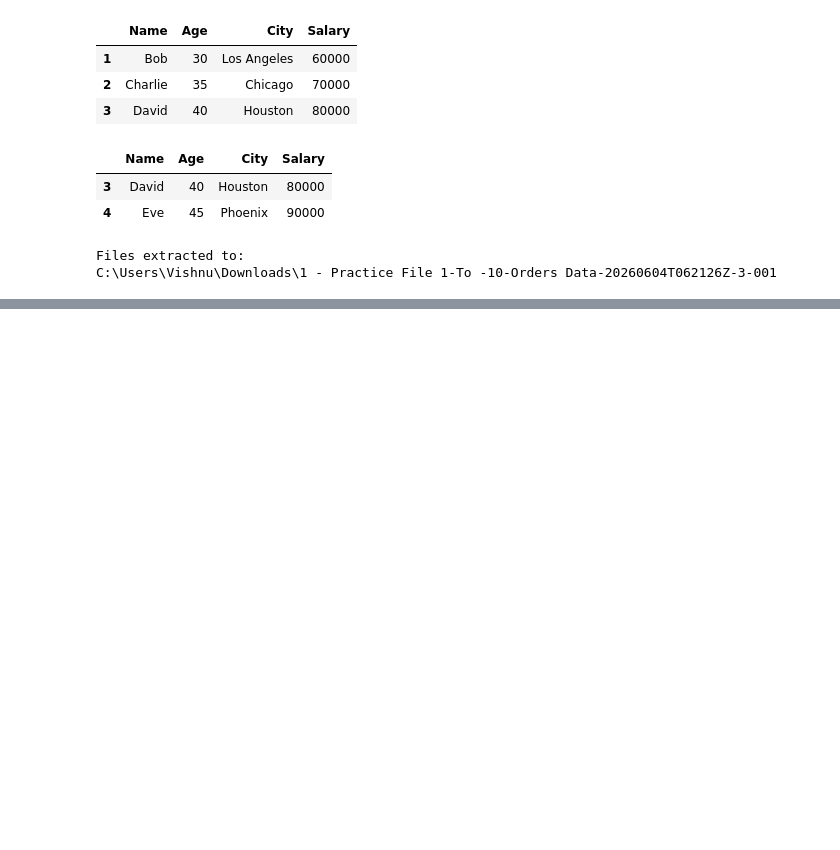
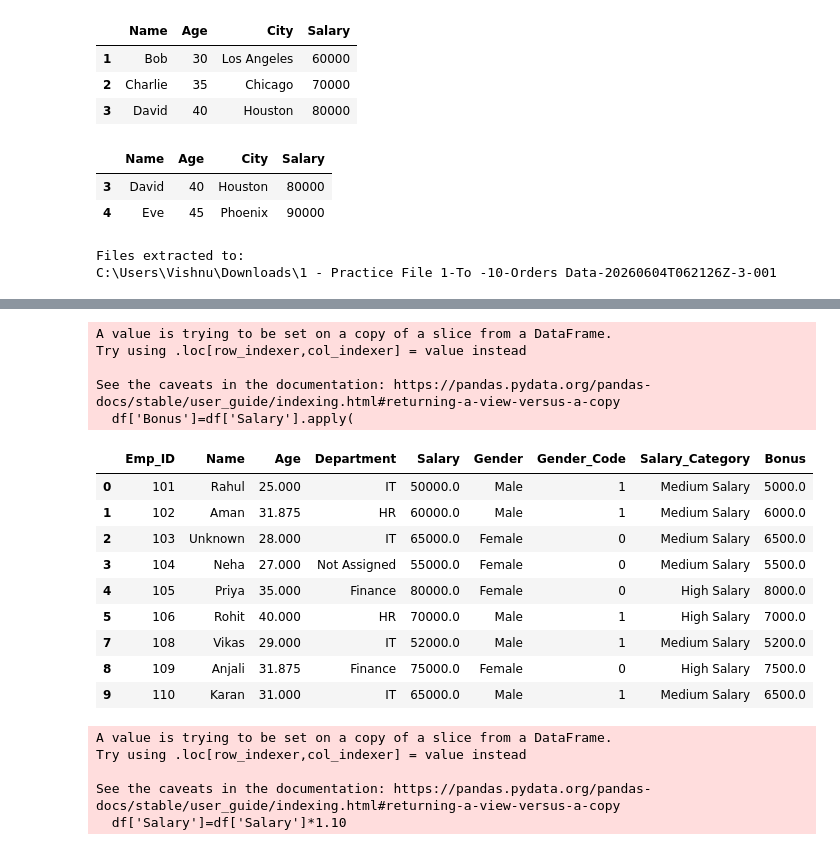
Before and after one commit to ghosh-vishnu/Python_Evening-AI-ML-5-30-PM, a Jupyter notebook: pandas.ipynb, the cells around one changed output, grey strips where cells are left out. Saved outputs shown, nothing was run; the diff lists cells and outputs as text; code cells hidden in the pictures; blank space fills up the shorter version.

```diff
--- a/pandas.ipynb
+++ b/pandas.ipynb
@@ -544,0 +930,5 @@ C:\Users\Vishnu\Downloads\1 - Practice File 1-To -10-Orders Data-20260604T062126
+# %%
+df["Gender_Code"]=df['Gender'].map({
+    'Male':1,
+    'Female':0
+})
@@ -544,0 +954,9 @@ C:\Users\Vishnu\Downloads\1 - Practice File 1-To -10-Orders Data-20260604T062126
+# %%
+def category(x):
+    if x>=70000:
+        return 'High Salary'
+    elif x>=50000:
+        return 'Medium Salary'
+    else:
+        return 'Low Salary'
+category(75000)
@@ -544,0 +986,31 @@ C:\Users\Vishnu\Downloads\1 - Practice File 1-To -10-Orders Data-20260604T062126
+# %%
+df['Bonus']=df['Salary'].apply(
+    lambda x:x*0.10
+)
+# %% [output]
+A value is trying to be set on a copy of a slice from a DataFrame.
+Try using .loc[row_indexer,col_indexer] = value instead
+
+See the caveats in the documentation: https://pandas.pydata.org/pandas-docs/stable/user_guide/indexing.html#returning-a-view-versus-a-copy
+  df['Bonus']=df['Salary'].apply(
+# %%
+df
+# %% [output]
+|  | Emp_ID | Name | Age | Department | Salary | Gender | Gender_Code | Salary_Category | Bonus |
+| 0 | 101 | Rahul | 25.000 | IT | 50000.0 | Male | 1 | Medium Salary | 5000.0 |
+| 1 | 102 | Aman | 31.875 | HR | 60000.0 | Male | 1 | Medium Salary | 6000.0 |
+| 2 | 103 | Unknown | 28.000 | IT | 65000.0 | Female | 0 | Medium Salary | 6500.0 |
+| 3 | 104 | Neha | 27.000 | Not Assigned | 55000.0 | Female | 0 | Medium Salary | 5500.0 |
+| 4 | 105 | Priya | 35.000 | Finance | 80000.0 | Female | 0 | High Salary | 8000.0 |
+| 5 | 106 | Rohit | 40.000 | HR | 70000.0 | Male | 1 | High Salary | 7000.0 |
+| 7 | 108 | Vikas | 29.000 | IT | 52000.0 | Male | 1 | Medium Salary | 5200.0 |
+| 8 | 109 | Anjali | 31.875 | Finance | 75000.0 | Female | 0 | High Salary | 7500.0 |
+| 9 | 110 | Karan | 31.000 | IT | 65000.0 | Male | 1 | Medium Salary | 6500.0 |
+# %%
+df['Salary']=df['Salary']*1.10
+# %% [output]
+A value is trying to be set on a copy of a slice from a DataFrame.
+Try using .loc[row_indexer,col_indexer] = value instead
+
+See the caveats in the documentation: https://pandas.pydata.org/pandas-docs/stable/user_guide/indexing.html#returning-a-view-versus-a-copy
+  df['Salary']=df['Salary']*1.10
```
Also changed, not shown: parts of 63 cells of this notebook.
